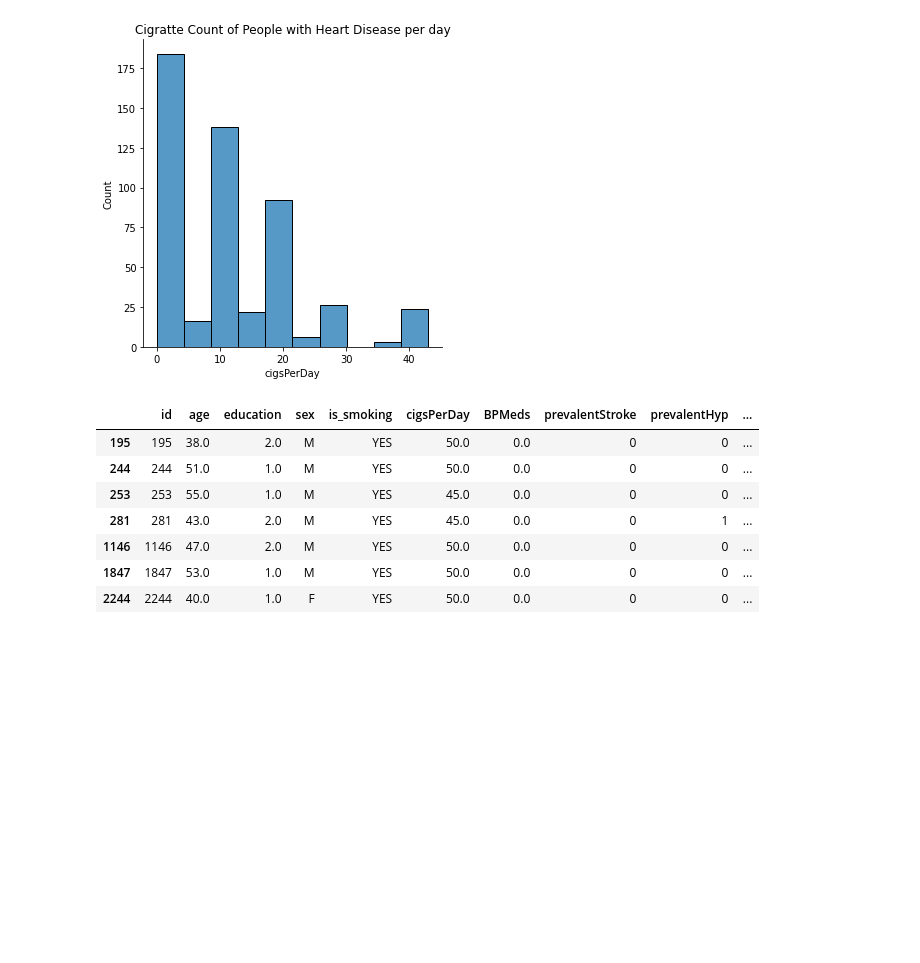
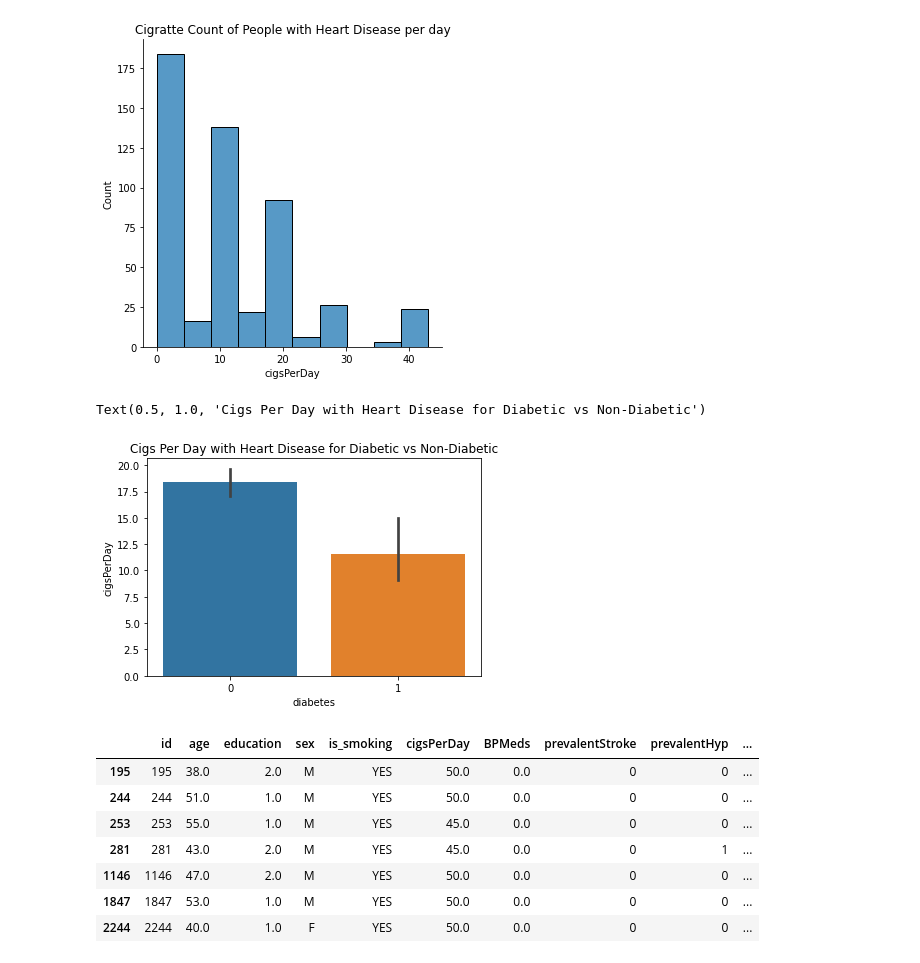
Before and after one commit to SajalSinha/CardioVascular-Risk-Prediction, a Jupyter notebook: CardiovascularRiskPrediction.ipynb, the cells around one changed output. Cells and saved outputs as stored; diff of their text form; code cells hidden in the pictures; blank space fills up the shorter version.

```diff
--- a/CardiovascularRiskPrediction.ipynb
+++ b/CardiovascularRiskPrediction.ipynb
@@ -250,6 +250,13 @@ plt.title('Cigratte Count of People with Heart Disease per day')
 # %% [output]
 Text(0.5, 1.0, 'Cigratte Count of People with Heart Disease per day')
 [figure]
+# %%
+b = pd.DataFrame(df.loc[(df['is_smoking']=='YES') & (df['TenYearCHD']==1)])
+sns.barplot(x = 'diabetes', y = 'cigsPerDay', data = b)
+plt.title('Cigs Per Day with Heart Disease for Diabetic vs Non-Diabetic')
+# %% [output]
+Text(0.5, 1.0, 'Cigs Per Day with Heart Disease for Diabetic vs Non-Diabetic')
+[figure, added]
 # %%
 df.loc[df['cigsPerDay'] >= 45]
 # %% [output]
```
Also changed, not shown: parts of 1 cell of this notebook.
